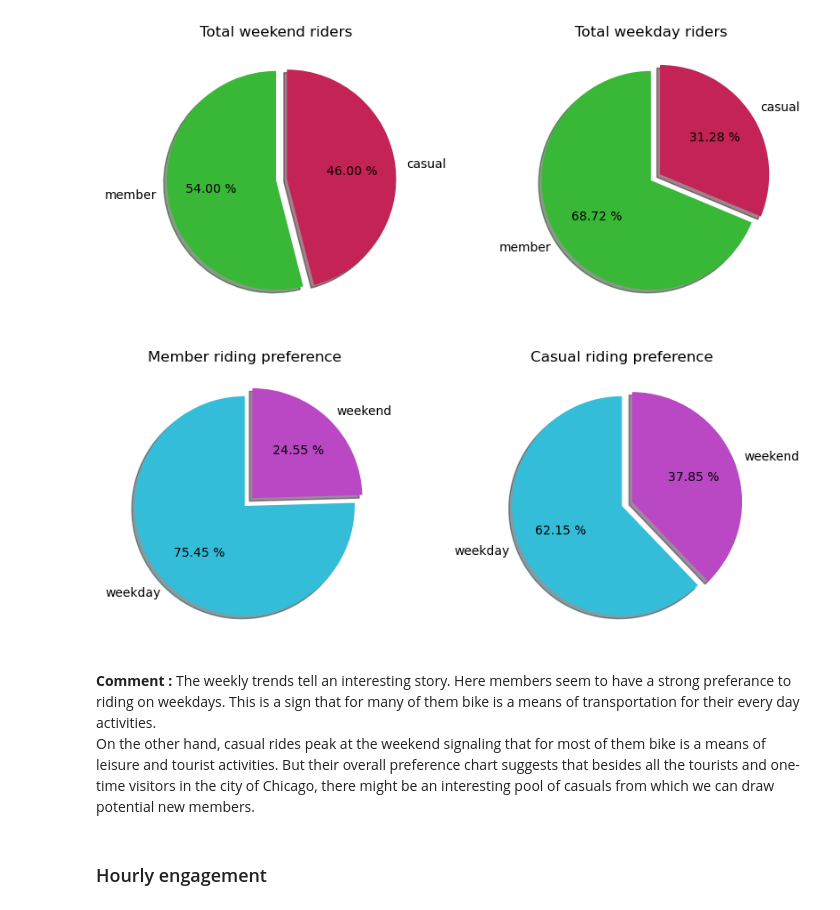
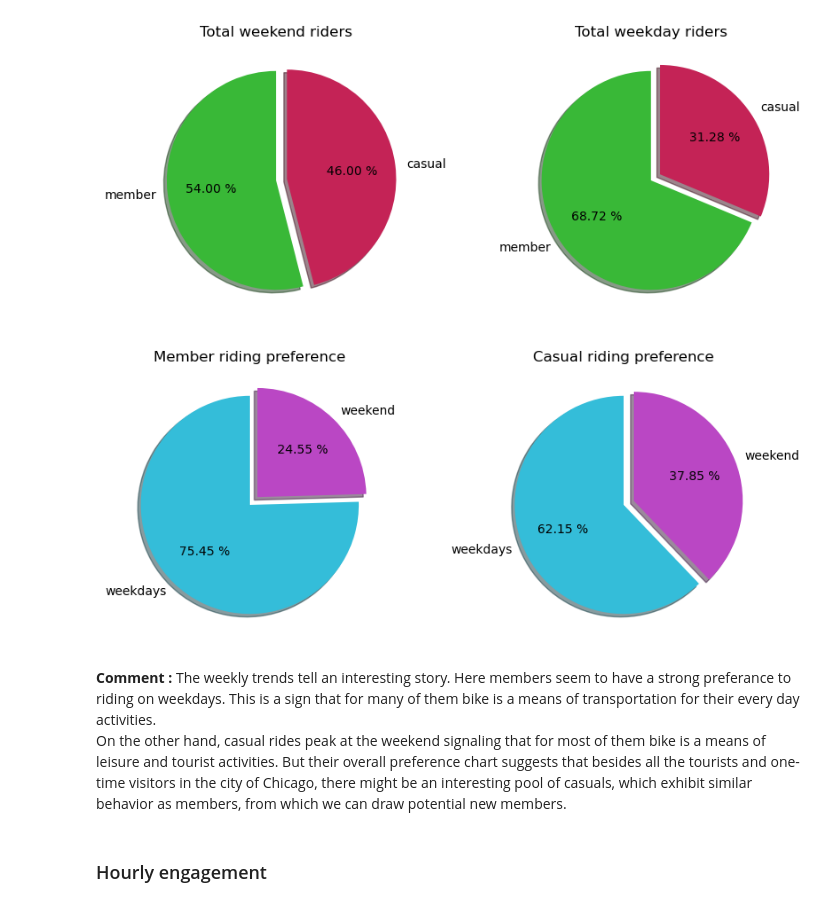
Before and after one commit to ntinasf/Personal-Project-DA, a Jupyter notebook: analysis.ipynb, the cells around one changed output. Cells and saved outputs as stored; diff of their text form; code cells hidden in the pictures.

```diff
--- a/analysis.ipynb
+++ b/analysis.ipynb
@@ -176,39 +188,40 @@ m_m = round(weekday_m.shape[0] / G.m_rides, 4) * 100 # members midweek
 m_w = round(weekend_m.shape[0] / G.m_rides, 4) * 100 # members weekend etc
 c_w = round(weekend_c.shape[0] / G.c_rides, 4) * 100
 c_m = round(weekday_c.shape[0] / G.c_rides, 4) * 100
 
 proportions = pd.DataFrame([[m_m, m_w],
                             [c_m, c_w] ],
                             index=[G.m, G.c],
                             columns=['weekday', 'weekend'])
 
 fig, (ax1, ax2) = plt.subplots(1, 2, figsize=(10, 4), dpi=100)
 
 ax1.pie(proportions.loc[G.m],
-        labels=['weekday', 'weekend'],
+        labels=['weekdays', 'weekend'],
         colors=['#34bdd9', '#ba47c4'],
         autopct='%.2f %%',
         explode=[0, 0.1],
         startangle=90,
         shadow=True
         )
 ax1.set_title('Member riding preference')
 
 ax2.pie(proportions.loc[G.c],
-        labels=['weekday', 'weekend'],
+        labels=['weekdays', 'weekend'],
         colors=['#34bdd9', '#ba47c4'],
         autopct='%.2f %%',
         explode=[0, 0.1],
         startangle=90,
         shadow=True)
 ax2.set_title('Casual riding preference')
 
+#plt.savefig('preference.png')
 plt.show()
 # %% [output]
-[figure, old version]
+[figure, new version]
 # %% [markdown]
 **Comment :** The weekly trends tell an interesting story. Here members seem to have a strong preferance to riding on weekdays. This is a sign that for many of them bike is a means of transportation for their every day activities. <br>
-On the other hand, casual rides peak at the weekend signaling that for most of them bike is a means of leisure and tourist activities. But their overall preference chart suggests that besides all the tourists and one-time visitors in the city of Chicago, there might be an interesting pool of casuals from which we can draw potential new members.
+On the other hand, casual rides peak at the weekend signaling that for most of them bike is a means of leisure and tourist activities. But their overall preference chart suggests that besides all the tourists and one-time visitors in the city of Chicago, there might be an interesting pool of casuals, which exhibit similar behavior as members, from which we can draw potential new members.
 # %% [markdown]
 ### Hourly engagement
 # %%
```
Also changed, not shown: parts of 34 cells of this notebook, 4 other files.
